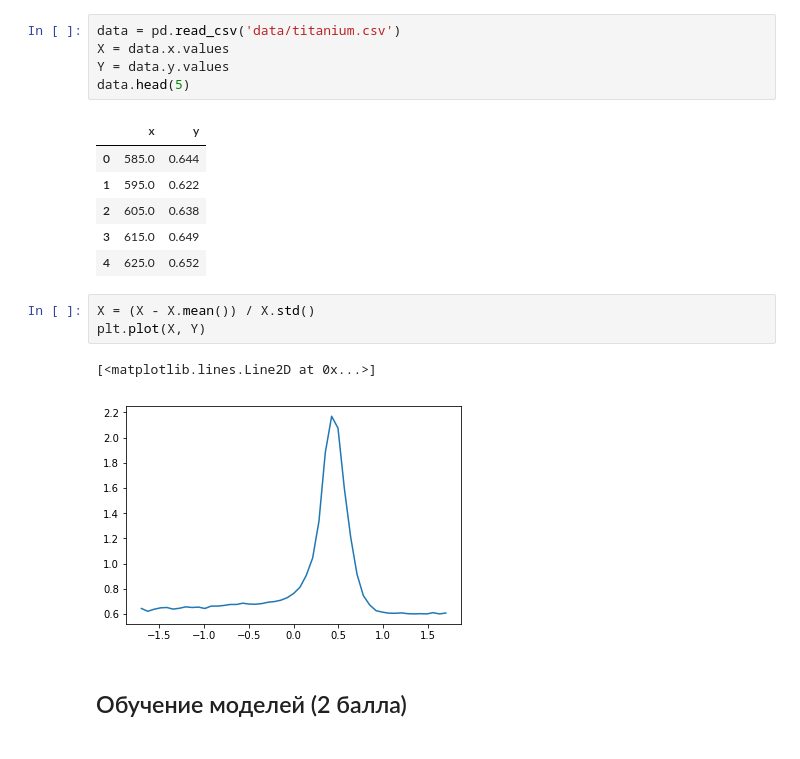
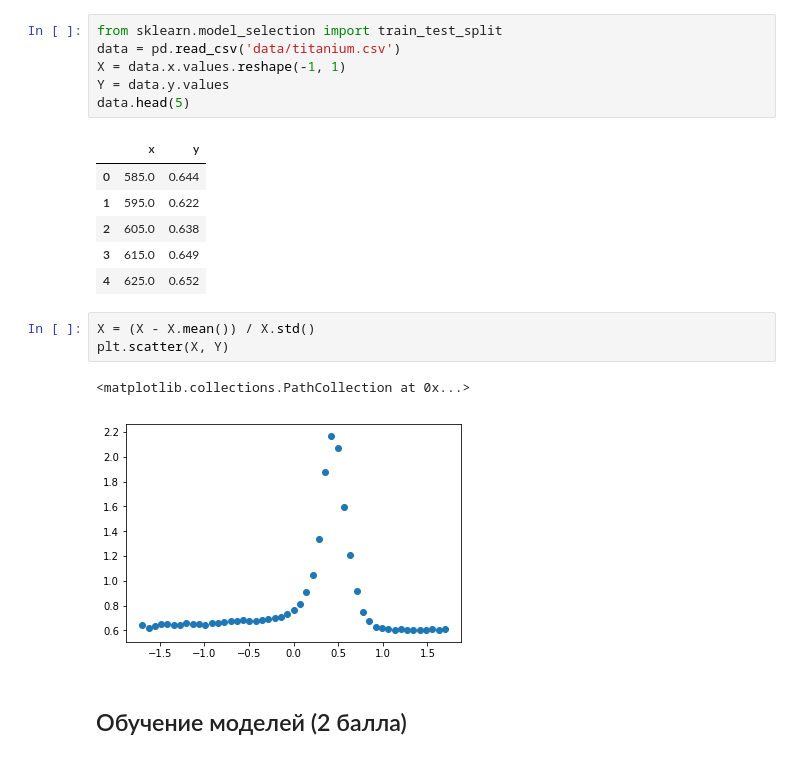
Before and after one commit to BobrG/IreneGit, a Jupyter notebook: hw1-svm.ipynb, the cells around one changed output. Cells and saved outputs as stored; diff of their text form.

```diff
--- a/hw1-svm.ipynb
+++ b/hw1-svm.ipynb
@@ -31,8 +31,9 @@ import pandas as pd
 import matplotlib.pyplot as plt
 %matplotlib inline
 # %%
+from sklearn.model_selection import train_test_split
 data = pd.read_csv('data/titanium.csv')
-X = data.x.values
+X = data.x.values.reshape(-1, 1)
 Y = data.y.values
 data.head(5)
 # %% [output]
@@ -44,10 +45,10 @@ data.head(5)
 | 4 | 625.0 | 0.652 |
 # %%
 X = (X - X.mean()) / X.std()
-plt.plot(X, Y)
+plt.scatter(X, Y)
 # %% [output]
-[<matplotlib.lines.Line2D at 0x...>]
+<matplotlib.collections.PathCollection at 0x...>
-[figure, old version]
+[figure, new version]
 # %% [markdown]
 ## Обучение моделей (2 балла)
 # %% [markdown]
```
Also changed, not shown: parts of 14 cells of this notebook.
